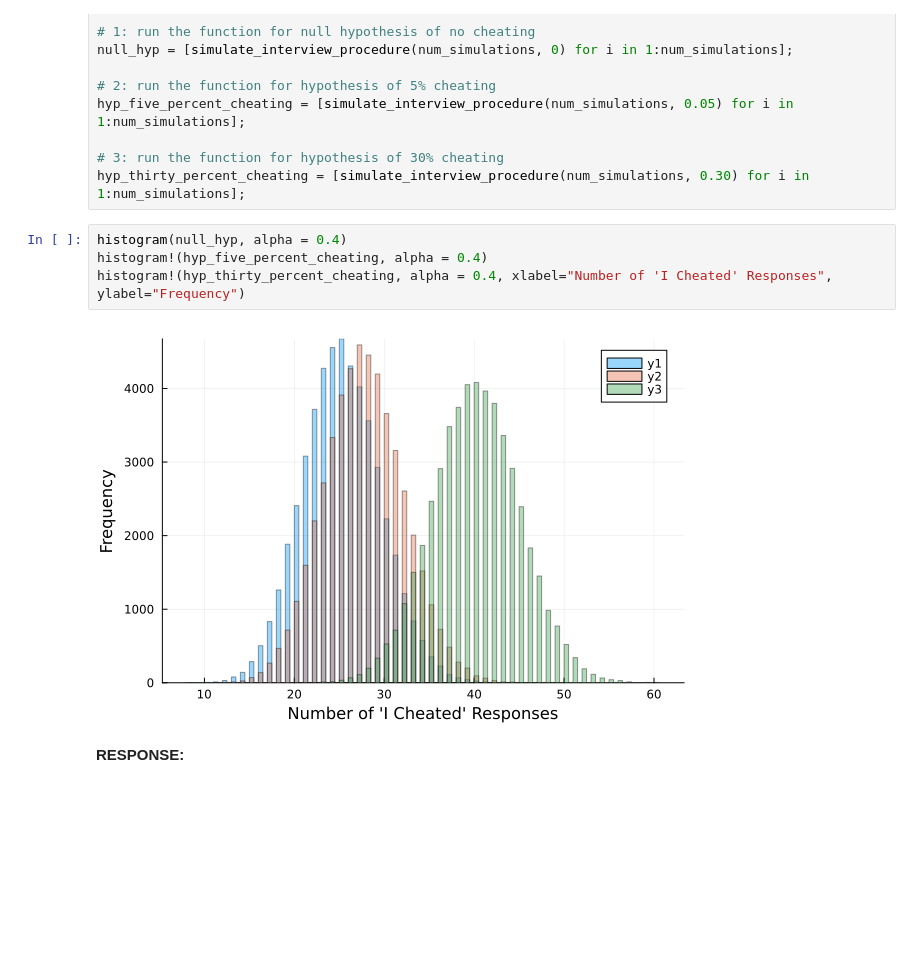
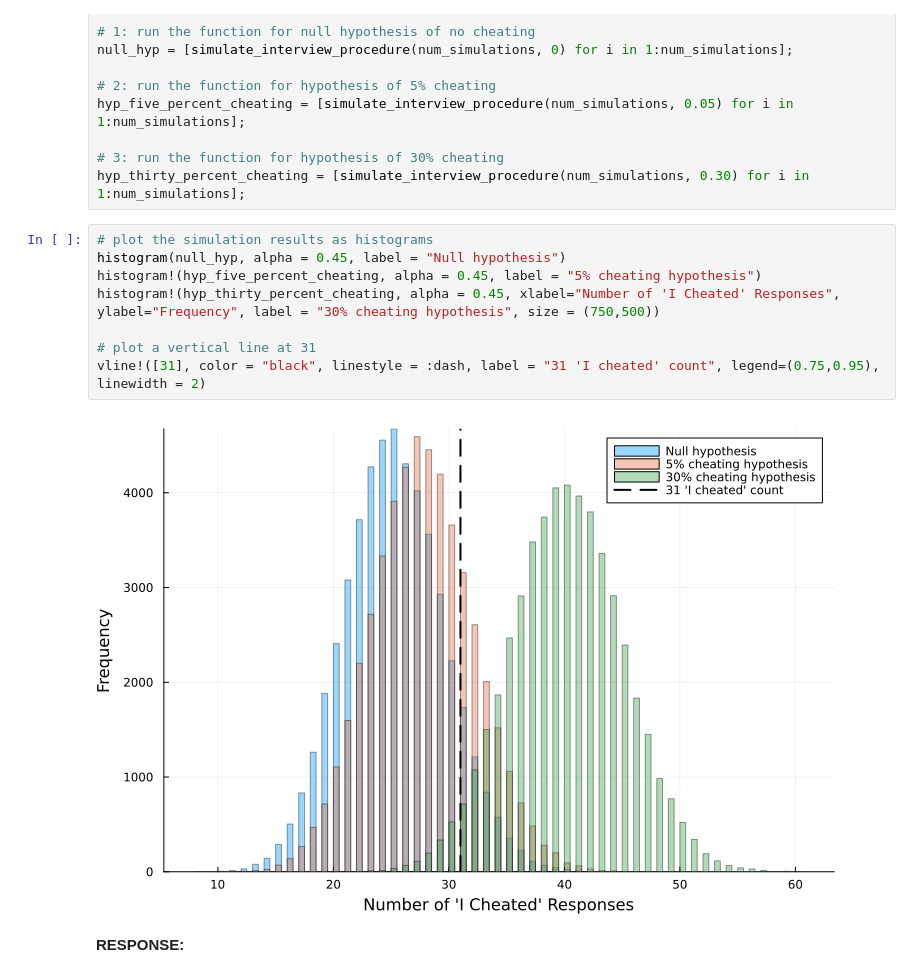
Before and after one commit to BEE4850-SP25/hw01-christinemswanson, a Jupyter notebook: hw01.ipynb, the cells around one changed output. Cells and saved outputs as stored; diff of their text form; blank space fills up the shorter version.

```diff
--- a/hw01.ipynb
+++ b/hw01.ipynb
@@ -474,12 +474,16 @@ hyp_five_percent_cheating = [simulate_interview_procedure(num_simulations, 0.05)
 # 3: run the function for hypothesis of 30% cheating
 hyp_thirty_percent_cheating = [simulate_interview_procedure(num_simulations, 0.30) for i in 1:num_simulations];
 # %%
-histogram(null_hyp, alpha = 0.4)
-histogram!(hyp_five_percent_cheating, alpha = 0.4)
-histogram!(hyp_thirty_percent_cheating, alpha = 0.4, xlabel="Number of 'I Cheated' Responses",
-ylabel="Frequency")
+# plot the simulation results as histograms
+histogram(null_hyp, alpha = 0.45, label = "Null hypothesis")
+histogram!(hyp_five_percent_cheating, alpha = 0.45, label = "5% cheating hypothesis")
+histogram!(hyp_thirty_percent_cheating, alpha = 0.45, xlabel="Number of 'I Cheated' Responses",
+ylabel="Frequency", label = "30% cheating hypothesis", size = (750,500))
+
+# plot a vertical line at 31
+vline!([31], color = "black", linestyle = :dash, label = "31 'I cheated' count", legend=(0.75,0.95), linewidth = 2)
 # %% [output]
-[figure, old version]
+[figure, new version]
 # %% [markdown]
 **RESPONSE:**
 # %% [markdown]
```
